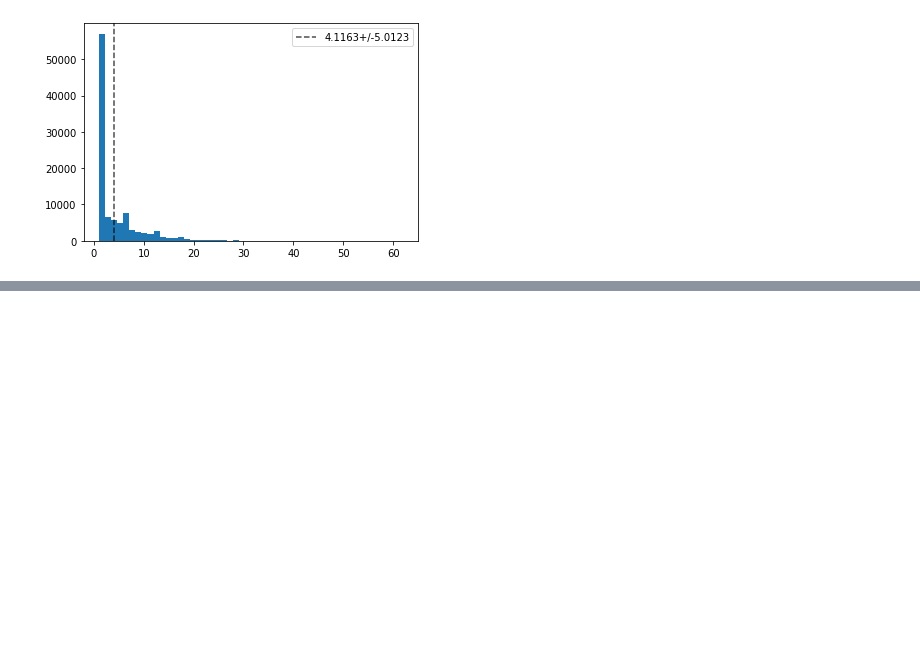
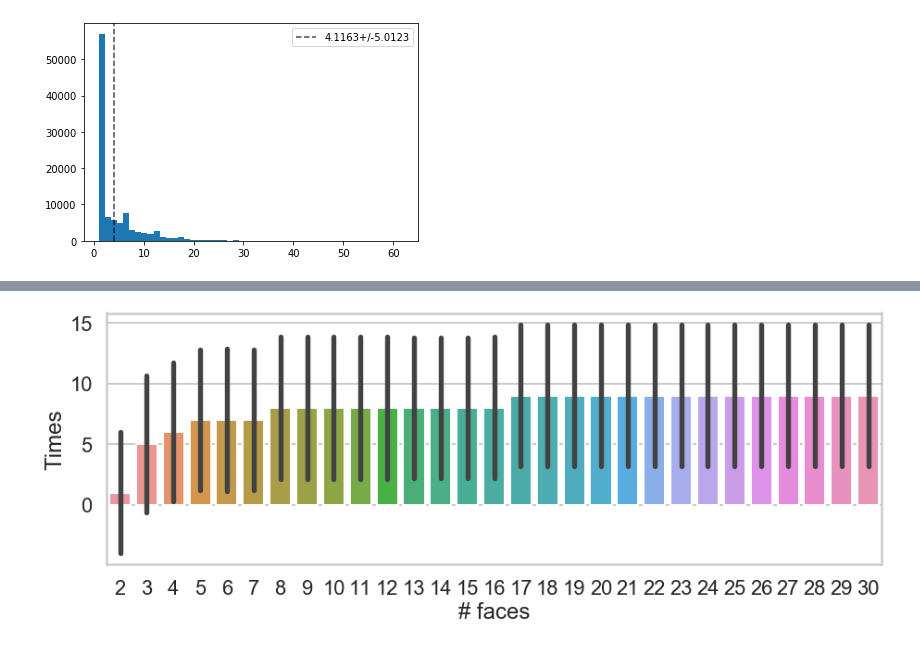
Before and after one commit to nmningmei/intuitive_probability_games, a Jupyter notebook: fivethirtyeight/Riddler Classic 3-30-2020.ipynb, the cells around one changed output, grey strips where cells are left out. Saved outputs shown, nothing was run; the diff lists cells and outputs as text; code cells hidden in the pictures; blank space fills up the shorter version.

```diff
--- a/fivethirtyeight/Riddler Classic 3-30-2020.ipynb
+++ b/fivethirtyeight/Riddler Classic 3-30-2020.ipynb
@@ -169,0 +199,11 @@ results = pd.DataFrame(results)
+# %%
+fig,ax = plt.subplots(figsize = (15,5))
+ax = sns.barplot(x = '# faces',
+                 y = 'Times',
+                 data = results_to_plot,
+                 estimator = np.median,
+                 ci = 'sd',
+                 ax = ax,
+                )
+# %% [output]
+[figure, added]
```
Also changed, not shown: parts of 4 cells of this notebook.
